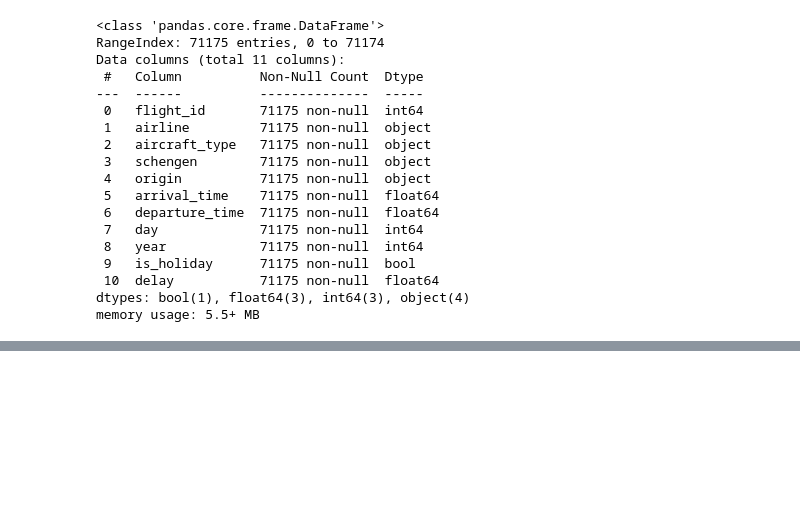
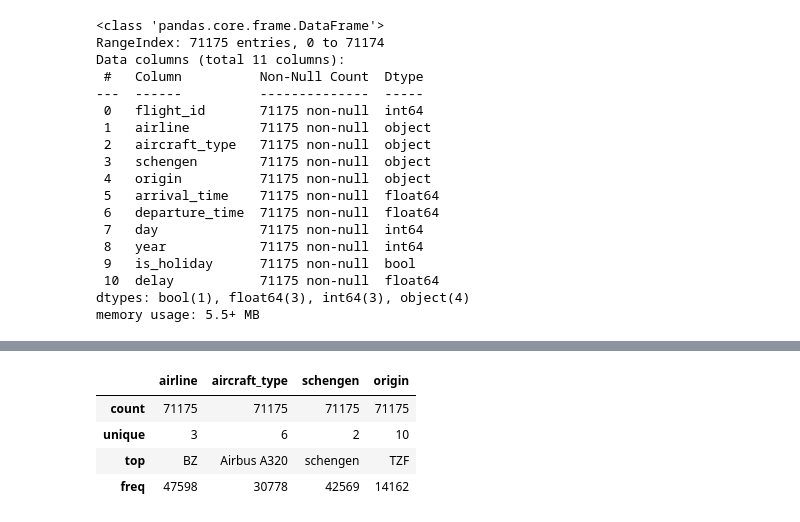
Before and after one commit to cmrondon2000/optimizacion_aeroportuaria, a Jupyter notebook: optimizacion_aeroportuaria.ipynb, the cells around one changed output, grey strips where cells are left out. Saved outputs shown, nothing was run; the diff lists cells and outputs as text; code cells hidden in the pictures; blank space fills up the shorter version.

```diff
--- a/optimizacion_aeroportuaria.ipynb
+++ b/optimizacion_aeroportuaria.ipynb
@@ -39,0 +52,8 @@ memory usage: 5.5+ MB
+# %%
+datos.describe(include='object')
+# %% [output]
+|  | airline | aircraft_type | schengen | origin |
+| count | 71175 | 71175 | 71175 | 71175 |
+| unique | 3 | 6 | 2 | 10 |
+| top | BZ | Airbus A320 | schengen | TZF |
+| freq | 47598 | 30778 | 42569 | 14162 |
```
Also changed, not shown: parts of 1 cell of this notebook.
